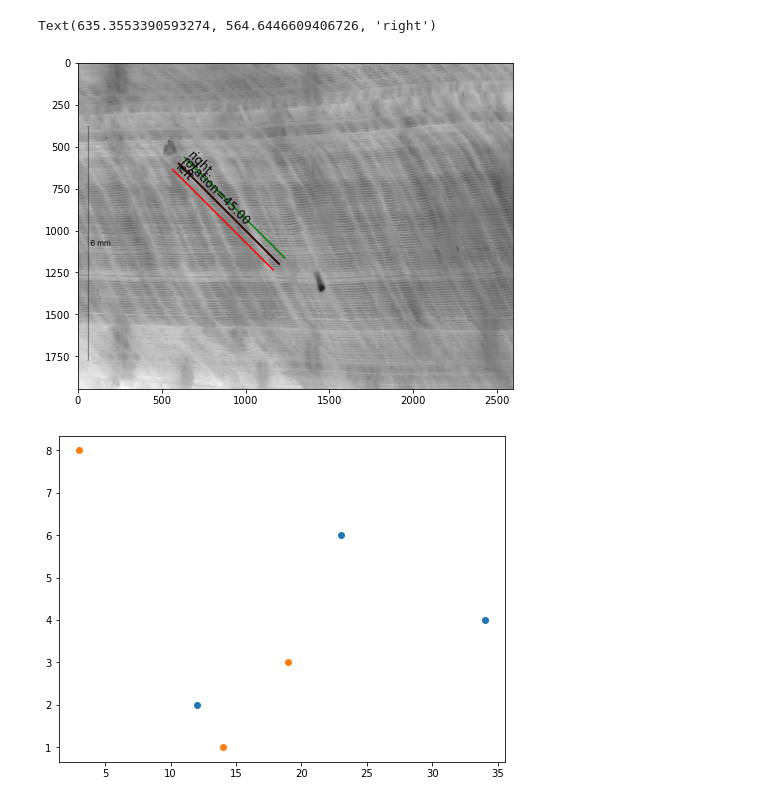
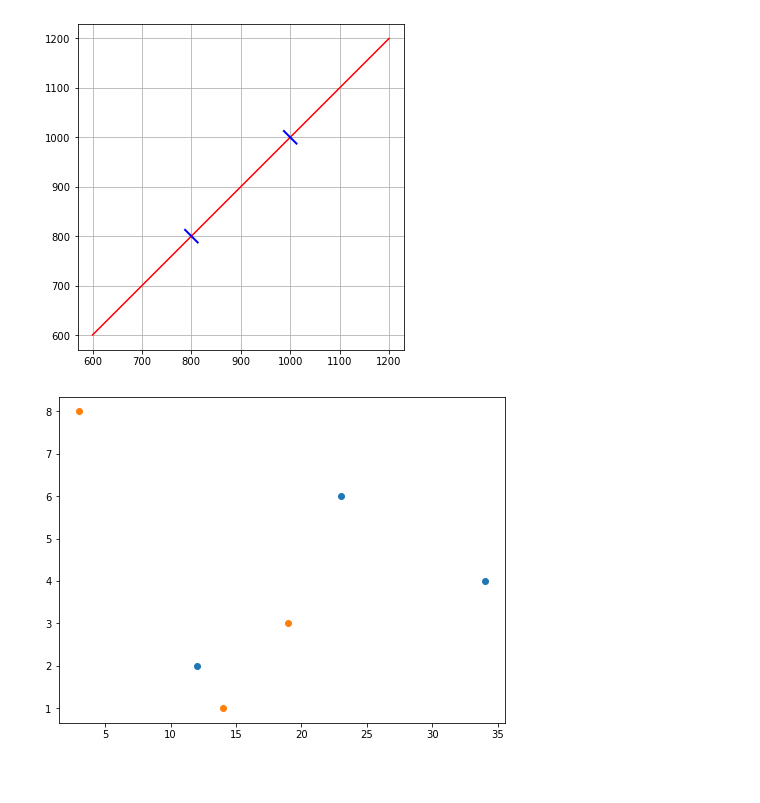
Before and after one commit to PBrockmann/StripesCounter, a Jupyter notebook: label_line.ipynb, the cells around one changed output. Saved outputs shown, nothing was run; the diff lists cells and outputs as text; code cells hidden in the pictures; blank space fills up the shorter version.

```diff
--- a/label_line.ipynb
+++ b/label_line.ipynb
@@ -46,36 +56,45 @@ Text(635.3553390593274, 564.6446609406726, 'right')
-# %%
-fig, ax = plt.subplots(1, 1, figsize=(8,6))
-
-ax.imshow(img, cmap='gray', aspect='equal')
-
-x1 = 600
-y1 = 600
-x2 = 1200
-y2 = 1200
-line, = ax.plot([x1, x2], [y1, y2], c='r')
-
-# compute angle in raw data coordinates (no manual transforms)
-dy = y2 - y1
-dx = x2 - x1
-angle = np.rad2deg(np.arctan2(dy, dx))
-
-# annotate with transform_rotates_text to align text and line
-plt.text(x1, y1, 'rotation=%.2f'%angle, ha='left', va='bottom', fontsize=12,
-         transform_rotates_text=True, rotation=angle, rotation_mode='anchor')
-
-line = LineString([(x1,y1), (x2,y2)])
-ax.plot(line.xy[0], line.xy[1], c='black')
-left = line.parallel_offset(50, 'left')
-right = line.parallel_offset(50, 'right')
-ax.plot(left.xy[0], left.xy[1], c='r')
-ax.plot(right.xy[0], right.xy[1], c='g')
-ax.text(left.boundary.geoms[0].xy[0][0], left.boundary.geoms[0].xy[1][0], 'left', ha='left', va='bottom', fontsize=12,
-         transform_rotates_text=True, rotation=angle, rotation_mode='anchor', clip_on=True)
-ax.text(right.boundary.geoms[1].xy[0][0], right.boundary.geoms[1].xy[1][0], 'right', ha='left', va='bottom', fontsize=12,
-         transform_rotates_text=True, rotation=angle, rotation_mode='anchor', clip_on=True)
-# %% [output]
-Text(635.3553390593274, 564.6446609406726, 'right')
-[figure, removed]
+# %%
+fig, ax = plt.subplots(1, 1, figsize=(8,6))
+
+ax.set_aspect('equal')
+
+x1 = 600
+y1 = 600
+x2 = 1200
+y2 = 1200
+line, = ax.plot([x1, x2], [y1, y2], c='r')
+
+ax.grid()
+
+def draw_tick(line, x, y):
+    line = LineString(line.get_xydata())
+    left = line.parallel_offset(20, 'left')
+    right0 = line.parallel_offset(20, 'right')
+    right = LineString([right0.boundary.geoms[1], right0.boundary.geoms[0]])   # flip order because right
+    point = Point(x,y)
+    a = left.interpolate(line.project(point))
+    b = right.interpolate(line.project(point))
+    line  = LineString([a, b])
+    return line
+
+aLine1 = draw_tick(line, 800, 800)
+#ax.plot(aLine1.xy[0], aLine1.xy[1], c='b')
+
+aLine2 = draw_tick(line, 1000, 1000)
+#ax.plot(aLine2.xy[0], aLine2.xy[1], c='b')
+
+#ax.plot(aLine1.coords[0],aLine1.coords[1])
+
+a = []
+a.append(aLine1.coords)
+a.append(aLine2.coords)
+
+lc = LineCollection(a, linewidths=2, colors='b')
+ax.add_collection(lc)
+
+plt.show()
+# %% [output]
+[figure, added]
 # %%
 fig, ax = plt.subplots(1, 1, figsize=(8,6))
 
```
Also changed, not shown: parts of 5 cells of this notebook, 1 other file.
